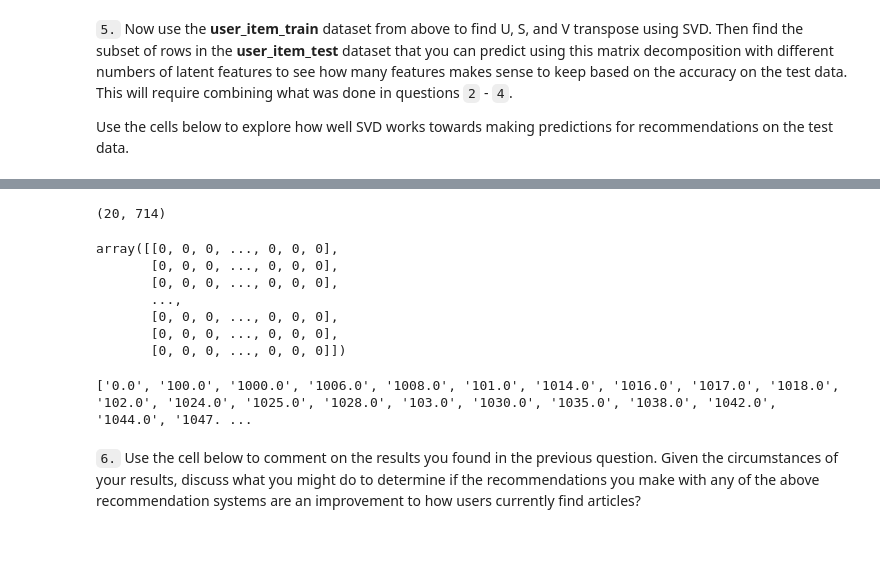
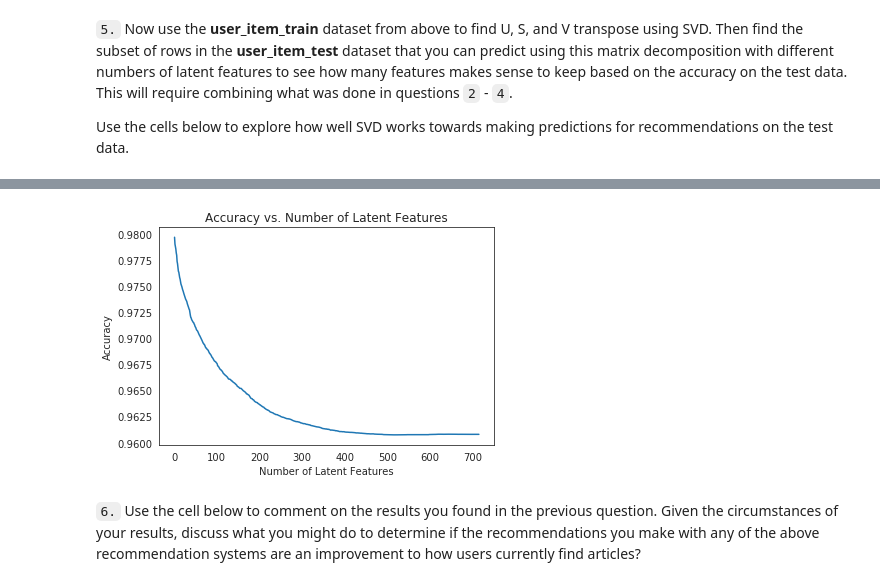
Before and after one commit to labdmitriy/recommendations_with_ibm, a Jupyter notebook: Recommendations_with_IBM.ipynb, the cells around one changed output, grey strips where cells are left out. Saved outputs shown, nothing was run; the diff lists cells and outputs as text; code cells hidden in the pictures; blank space fills up the shorter version.

```diff
--- a/Recommendations_with_IBM.ipynb
+++ b/Recommendations_with_IBM.ipynb
@@ -810,25 +789,41 @@ user_item_test.loc[test_predicted_users].head()
-# %%
-((u_train[user_ids, :k] @ np.diag(s_train[:k]) @ vt_train[:k, :])).shape
-# %% [output]
-(20, 714)
-# %%
-k = 3
-
-user_item_train_pred = (u_train[:, :k] @ np.diag(s_train[:k]) @ vt_train[:k, :])
-np.where(user_item_train_pred.round() < 0.5, 0, 1)
-# %% [output]
-array([[0, 0, 0, ..., 0, 0, 0],
-       [0, 0, 0, ..., 0, 0, 0],
-       [0, 0, 0, ..., 0, 0, 0],
-       ...,
-       [0, 0, 0, ..., 0, 0, 0],
-       [0, 0, 0, ..., 0, 0, 0],
-       [0, 0, 0, ..., 0, 0, 0]])
-# %%
-test_articles = user_item_test.loc[test_predicted_users].columns.tolist()
-print(test_articles)
-# %% [output]
-['0.0', '100.0', '1000.0', '1006.0', '1008.0', '101.0', '1014.0', '1016.0', '1017.0', '1018.0', '102.0', '1024.0', '1025.0', '1028.0', '103.0', '1030.0', '1035.0', '1038.0', '1042.0', '1044.0', '1047. ...
+# %%
+# Find maximum number of latent features
+max_latent_features_count = np.minimum(*user_item_train.shape)
+
+# Find number of ratings to predict
+predicted_interactions_count = np.prod(user_item_test.loc[test_predicted_users].shape)
+
+user_ids = []
+article_ids = []
+errors = []
+
+# Get row numbers of test predicted users in training data
+for predicted_user_id in test_predicted_users:
+    user_ids.append(np.where(user_item_train.index == predicted_user_id)[0][0])
+
+# Get column numbers of test predicted articles in training data
+for predicted_article_id in test_predicted_articles:
+    article_ids.append(np.where(user_item_train.columns == predicted_article_id)[0][0])
+
+# For each number of latent features
+for k in range(1, max_latent_features_count + 1):
+    # Get predictions for selected test users and articles using training SVD decomposition
+    user_item_test_pred = ((u_train[user_ids, :k] @ np.diag(s_train[:k]) @ vt_train[:k, article_ids]))
+    # Save sum of absolute differences between actual and predicted interactions
+    errors.append(np.sum(np.abs(user_item_test.loc[test_predicted_users].values - user_item_test_pred)**2))
+
+# Calculate accuracies
+errors = np.array(errors)
+accuracies = 1 - np.array(errors) / predicted_interactions_count
+
+# Plot accuracy vs number of latent features
+plt.plot(np.arange(1, max_latent_features_count + 1), accuracies)
+plt.xlabel('Number of Latent Features')
+plt.ylabel('Accuracy')
+plt.title('Accuracy vs. Number of Latent Features')
+plt.show()
+# %% [output]
+[figure, added]
 # %% [markdown]
 `6.` Use the cell below to comment on the results you found in the previous question. Given the circumstances of your results, discuss what you might do to determine if the recommendations you make with any of the above recommendation systems are an improvement to how users currently find articles?
 # %% [markdown]
```
Also changed, not shown: parts of 5 cells of this notebook, 1 other file.
